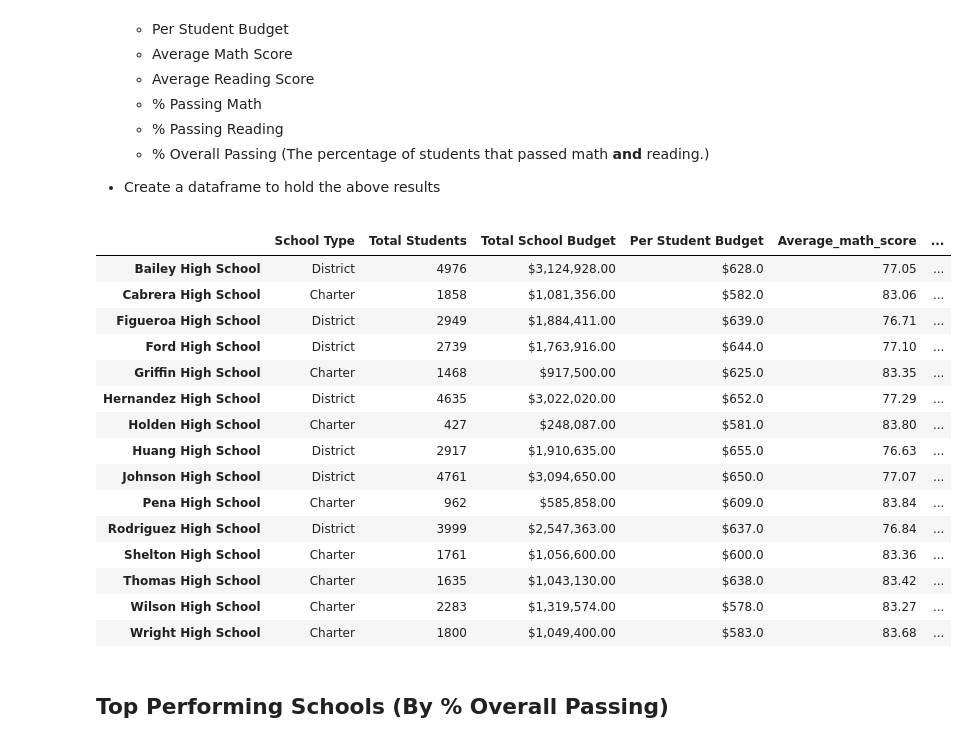
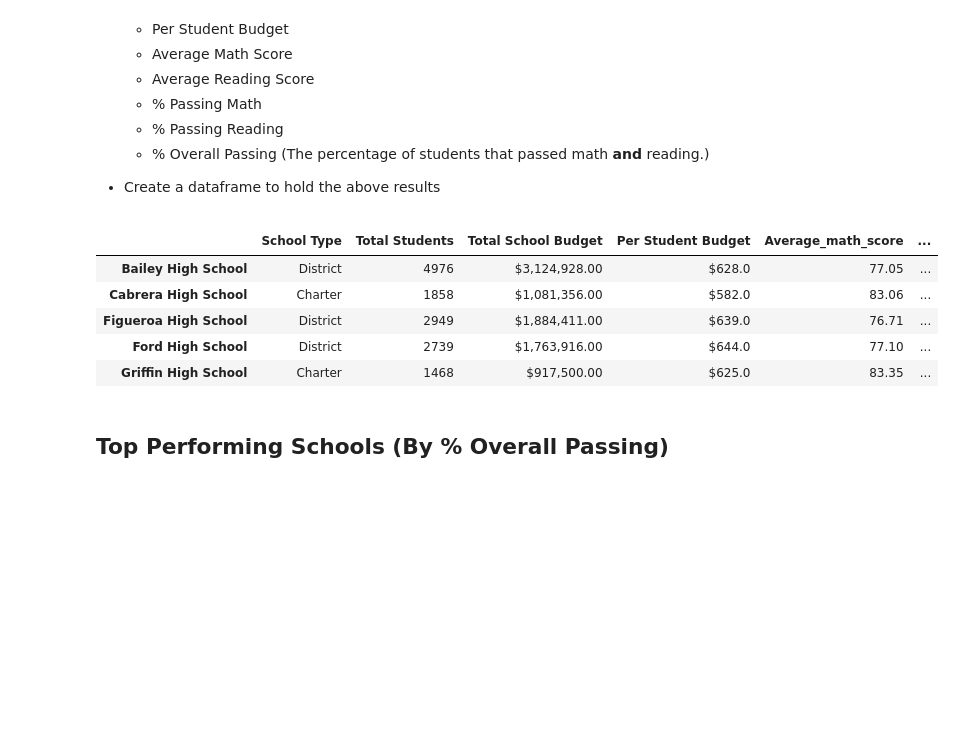
Before and after one commit to manishalal145/PandasChallenege2, a Jupyter notebook: PyCitySchools/PyCitySchools_starter.ipynb, the cells around one changed output. Saved outputs shown, nothing was run; the diff lists cells and outputs as text; code cells hidden in the pictures; blank space fills up the shorter version.

```diff
--- a/PyCitySchools/PyCitySchools_starter.ipynb
+++ b/PyCitySchools/PyCitySchools_starter.ipynb
@@ -143,44 +143,34 @@ df["%_Passing_Maths"] = round((passed_maths_students.groupby("school_name").coun
        school_data_complete.groupby("school_name").count()["Student ID"])*100,2)
 
 # % Passing Reading
 passed_reading_students = school_data_complete.loc[school_data_complete["reading_score"] >= 70]
 df["%_Passing_Reading"] = round((passed_reading_students.groupby("school_name").count()["reading_score"]/
                                  school_data_complete.groupby("school_name").count()["Student ID"])*100,2)
 
 # % students passed in both maths & reading
 overall_passed = school_data_complete.loc[(school_data_complete["reading_score"] >= 70) &
                                           (school_data_complete["math_score"] >= 70)]
 df["%_Overall_Passed"] = round((overall_passed.groupby("school_name").count()["Student ID"]/
 school_data_complete.groupby("school_name").count()["Student ID"])*100,2)
 
 #  Dataframe formatting
 df["Per Student Budget"] = df["Per Student Budget"].map("${:}".format)
 df['Total School Budget'] = df['Total School Budget'].map("${:,.2f}".format)
 
 #  Minor data munging
 df = df[['School Type','Total Students','Total School Budget','Per Student Budget','Average_math_score','Average_reading_score','%_Passing_Maths',
         '%_Passing_Reading','%_Overall_Passed']]
 df.index.name = None
 
 # Display dataframe
-df
+df.head()
 # %% [output]
 |  | School Type | Total Students | Total School Budget | Per Student Budget | Average_math_score | ... |
 | Bailey High School | District | 4976 | $3,124,928.00 | $628.0 | 77.05 | ... |
 | Cabrera High School | Charter | 1858 | $1,081,356.00 | $582.0 | 83.06 | ... |
 | Figueroa High School | District | 2949 | $1,884,411.00 | $639.0 | 76.71 | ... |
 | Ford High School | District | 2739 | $1,763,916.00 | $644.0 | 77.10 | ... |
 | Griffin High School | Charter | 1468 | $917,500.00 | $625.0 | 83.35 | ... |
-| Hernandez High School | District | 4635 | $3,022,020.00 | $652.0 | 77.29 | ... |
-| Holden High School | Charter | 427 | $248,087.00 | $581.0 | 83.80 | ... |
-| Huang High School | District | 2917 | $1,910,635.00 | $655.0 | 76.63 | ... |
-| Johnson High School | District | 4761 | $3,094,650.00 | $650.0 | 77.07 | ... |
-| Pena High School | Charter | 962 | $585,858.00 | $609.0 | 83.84 | ... |
-| Rodriguez High School | District | 3999 | $2,547,363.00 | $637.0 | 76.84 | ... |
-| Shelton High School | Charter | 1761 | $1,056,600.00 | $600.0 | 83.36 | ... |
-| Thomas High School | Charter | 1635 | $1,043,130.00 | $638.0 | 83.42 | ... |
-| Wilson High School | Charter | 2283 | $1,319,574.00 | $578.0 | 83.27 | ... |
-| Wright High School | Charter | 1800 | $1,049,400.00 | $583.0 | 83.68 | ... |
 # %% [markdown]
 ## Top Performing Schools (By % Overall Passing)
 # %% [markdown]
```
Also changed, not shown: parts of 1 cell of this notebook, 11 other files.
